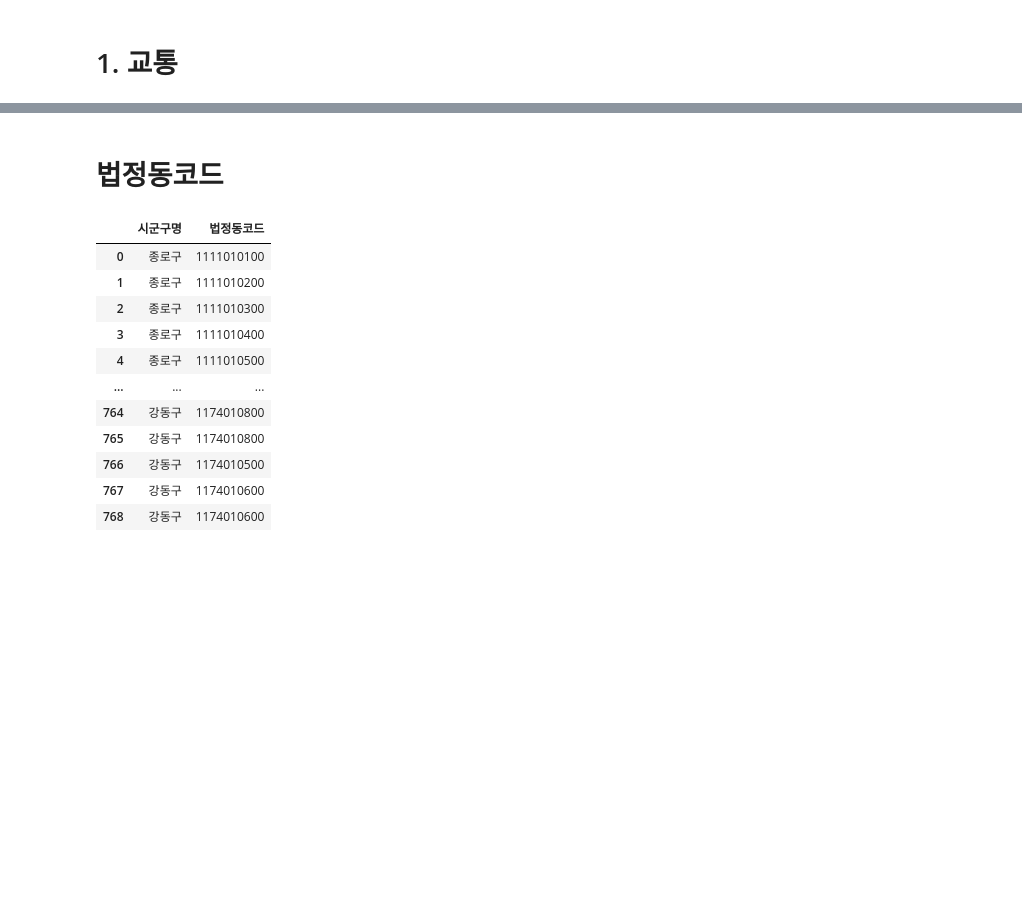
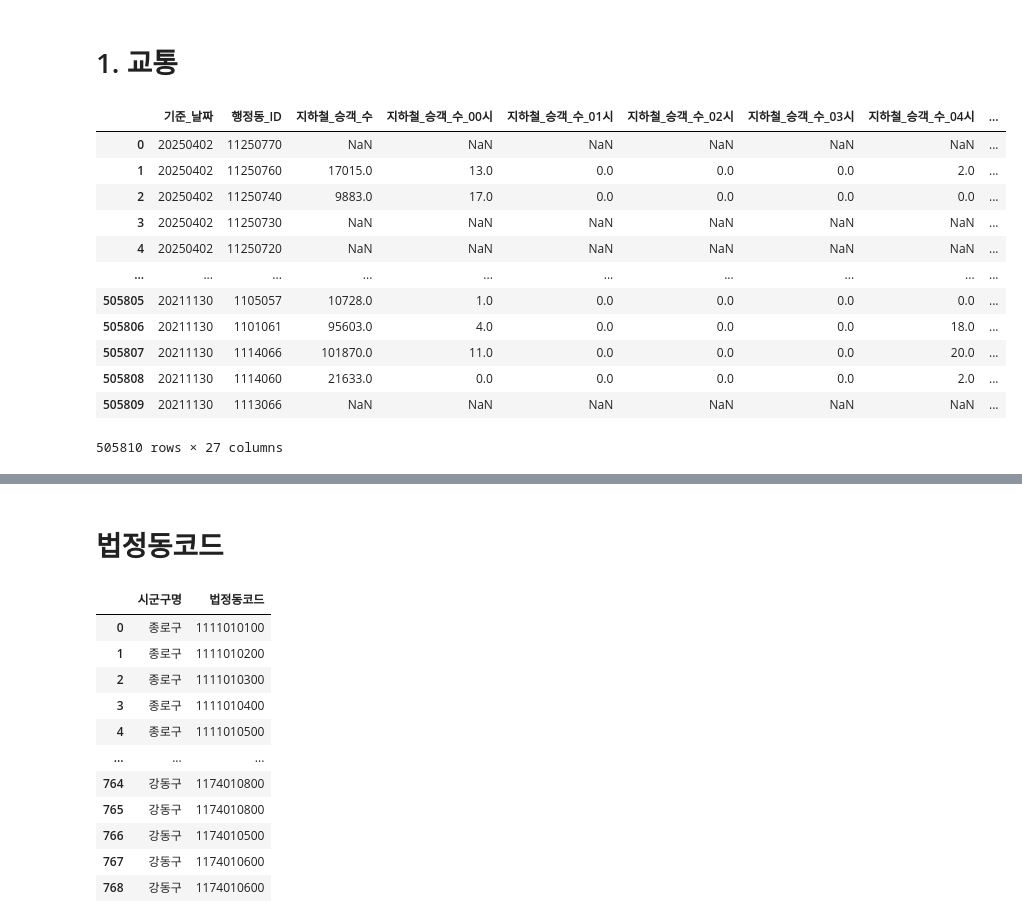
Before and after one commit to Jugiyul/village-data, a Jupyter notebook: merge.ipynb, the cells around one changed output, grey strips where cells are left out. Drawn from its saved outputs; the diff is of its cells as text; code cells hidden in the pictures; blank space fills up the shorter version.

```diff
--- a/merge.ipynb
+++ b/merge.ipynb
@@ -36,0 +21,16 @@ traffic.to_csv('traffic.csv',encoding='utf-8',index=False)
+# %%
+d_subway
+# %% [output]
+|  | 기준_날짜 | 행정동_ID | 지하철_승객_수 | 지하철_승객_수_00시 | 지하철_승객_수_01시 | 지하철_승객_수_02시 | 지하철_승객_수_03시 | 지하철_승객_수_04시 | ... |
+| 0 | 20250402 | 11250770 | NaN | NaN | NaN | NaN | NaN | NaN | ... |
+| 1 | 20250402 | 11250760 | 17015.0 | 13.0 | 0.0 | 0.0 | 0.0 | 2.0 | ... |
+| 2 | 20250402 | 11250740 | 9883.0 | 17.0 | 0.0 | 0.0 | 0.0 | 0.0 | ... |
+| 3 | 20250402 | 11250730 | NaN | NaN | NaN | NaN | NaN | NaN | ... |
+| 4 | 20250402 | 11250720 | NaN | NaN | NaN | NaN | NaN | NaN | ... |
+| ... | ... | ... | ... | ... | ... | ... | ... | ... | ... |
+| 505805 | 20211130 | 1105057 | 10728.0 | 1.0 | 0.0 | 0.0 | 0.0 | 0.0 | ... |
+| 505806 | 20211130 | 1101061 | 95603.0 | 4.0 | 0.0 | 0.0 | 0.0 | 18.0 | ... |
+| 505807 | 20211130 | 1114066 | 101870.0 | 11.0 | 0.0 | 0.0 | 0.0 | 20.0 | ... |
+| 505808 | 20211130 | 1114060 | 21633.0 | 0.0 | 0.0 | 0.0 | 0.0 | 2.0 | ... |
+| 505809 | 20211130 | 1113066 | NaN | NaN | NaN | NaN | NaN | NaN | ... |
+505810 rows × 27 columns
```
Also changed, not shown: parts of 32 cells of this notebook.
